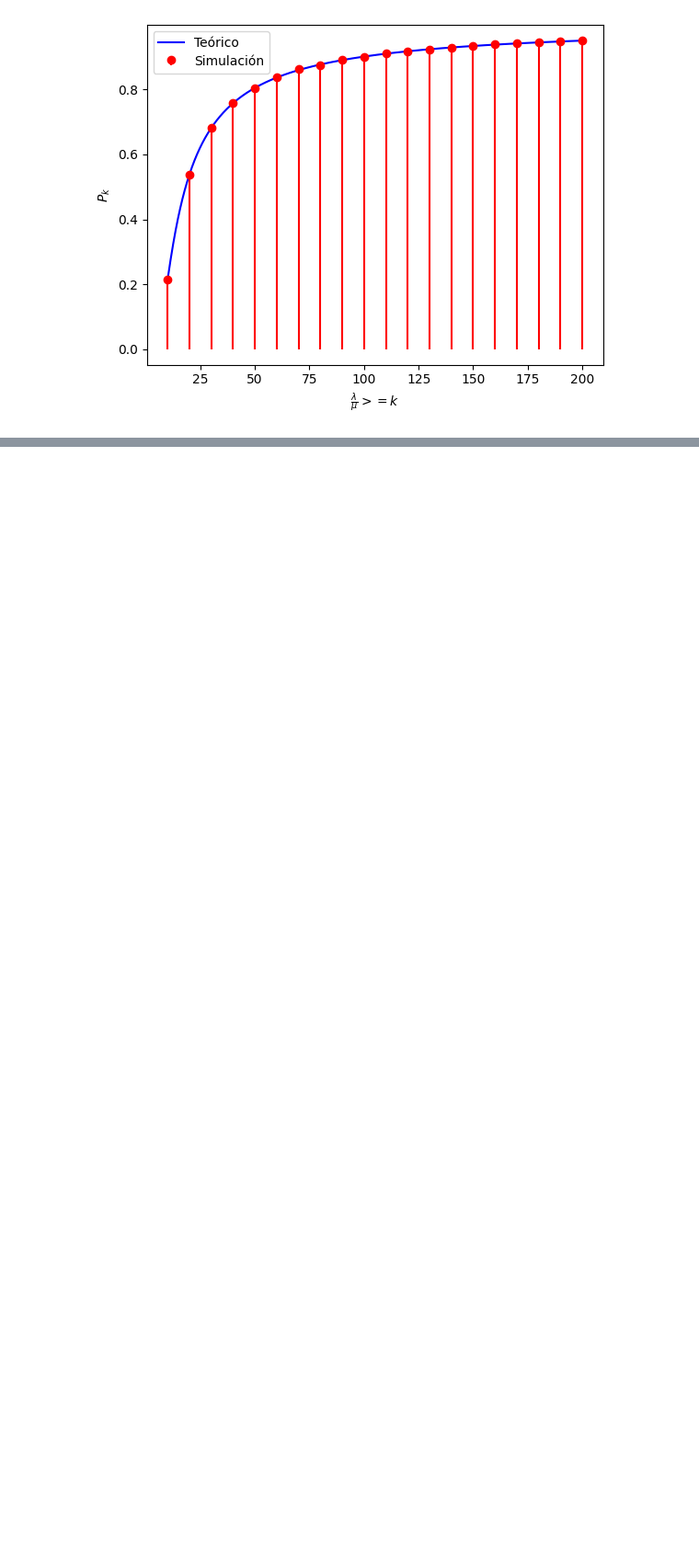
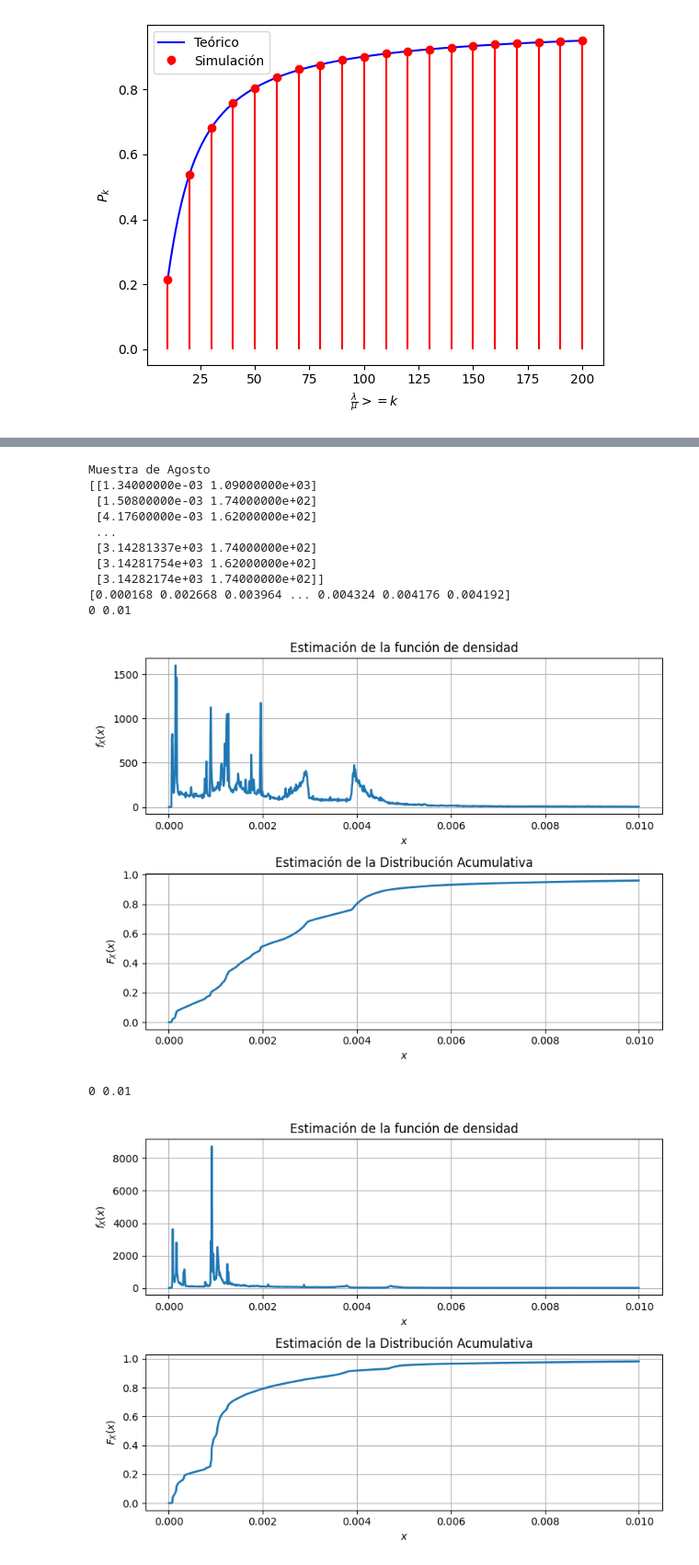
Before and after one commit to criss201x/ERLANG_B, a Jupyter notebook: notebooks/erlanb_b_base.ipynb, the cells around one changed output, grey strips where cells are left out. Shown at 92% size. Drawn from its saved outputs; the diff is of its cells as text; code cells hidden in the pictures; blank space fills up the shorter version.

```diff
--- a/notebooks/erlanb_b_base.ipynb
+++ b/notebooks/erlanb_b_base.ipynb
@@ -208,0 +290,40 @@ plt.show()
+# %%
+
+# BCpAug89
+datosAug = np.loadtxt("./../BCpAug89.TL")
+muestraAgosto = np.diff(datosAug[:, 0])
+
+# BCpOct89
+datosOct = np.loadtxt("./../BCpOct89.TL")
+muestraOctubre = np.diff(datosOct[:, 0])
+
+# BCOct89Ext
+datosOctExt = np.loadtxt("./../BCOct89Ext.TL")
+muestraOctubreExt = np.diff(datosOctExt[:, 0])
+
+# BCOct89Ext4
+datosOctExt4 = np.loadtxt("./../BCOct89Ext4.TL")
+muestraOctubreExt4 = np.diff(datosOctExt4[:, 0])
+
+print("Muestra de Agosto")
+print(datosAug)
+print(muestraAgosto)
+
+pdfcdfcontinua(muestraAgosto, minimo=0, maximo=0.01, particiones=1000)
+pdfcdfcontinua(muestraOctubre, minimo=0, maximo=0.01, particiones=1000)
+pdfcdfcontinua(muestraOctubreExt, minimo=0, maximo=0.005, particiones=1000)
+pdfcdfcontinua(muestraOctubreExt4, minimo=0, maximo=0.01, particiones=1000)
+# %% [output]
+Muestra de Agosto
+[[1.34000000e-03 1.09000000e+03]
+ [1.50800000e-03 1.74000000e+02]
+ [4.17600000e-03 1.62000000e+02]
+ ...
+ [3.14281337e+03 1.74000000e+02]
+ [3.14281754e+03 1.62000000e+02]
+ [3.14282174e+03 1.74000000e+02]]
+[0.000168 0.002668 0.003964 ... 0.004324 0.004176 0.004192]
+0 0.01
+[figure, added]
+0 0.01
+[figure, added]
```
Also changed, not shown: parts of 8 cells of this notebook, 4 other files.
